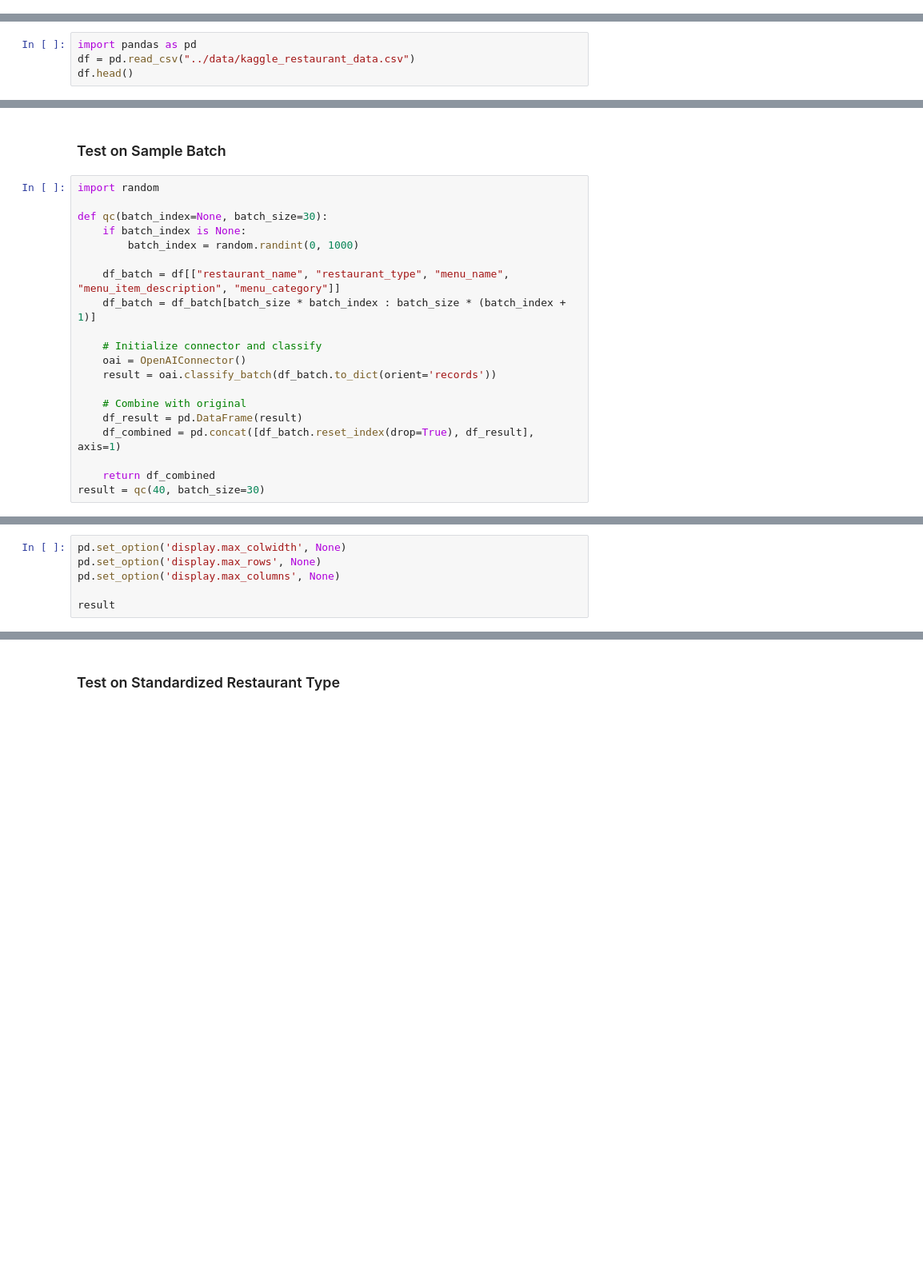
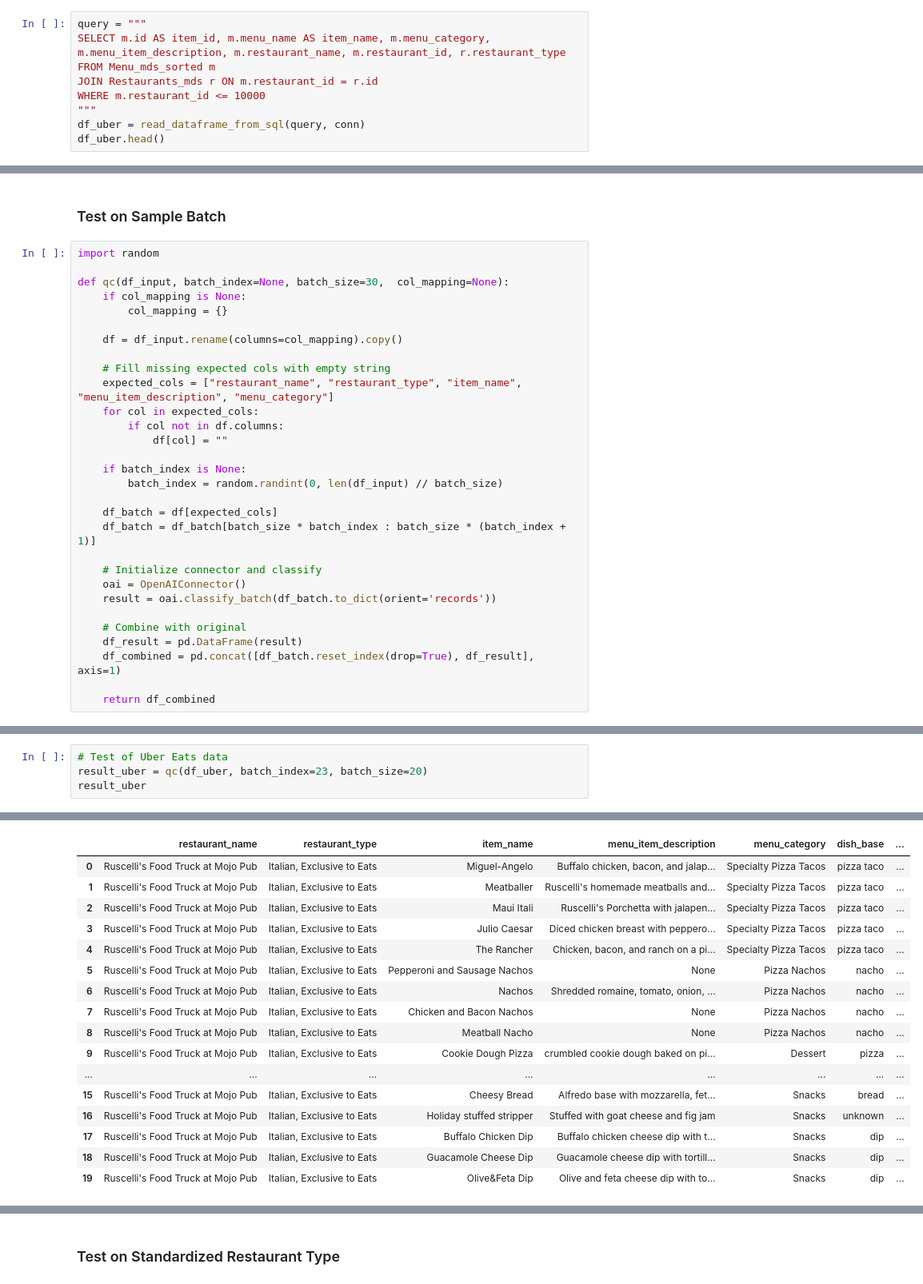
Before and after one commit to yasmin2424/heymate-report-yasmin, a Jupyter notebook: script/LLM.ipynb, the cells around one changed output, grey strips where cells are left out. Shown at 80% size. Saved outputs shown, nothing was run; the diff lists cells and outputs as text; blank space fills up the shorter version.

Commit message:
connected internal db and test on cleaning

```diff
--- a/script/LLM.ipynb
+++ b/script/LLM.ipynb
@@ -0,0 +8,9 @@
+# %%
+query = """
+SELECT m.id AS item_id, m.menu_name AS item_name, m.menu_category, m.menu_item_description, m.restaurant_name, m.restaurant_id, r.restaurant_type
+FROM Menu_mds_sorted m
+JOIN Restaurants_mds r ON m.restaurant_id = r.id
+WHERE m.restaurant_id <= 10000
+"""
+df_uber = read_dataframe_from_sql(query, conn)
+df_uber.head()
@@ -8,4 +52,0 @@ from typing import Iterable, List, Dict, Any, Union
-# %%
-import pandas as pd
-df = pd.read_csv("../data/kaggle_restaurant_data.csv")
-df.head()
@@ -243,11 +277,22 @@ class OpenAIConnector:
 # %%
 import random
 
-def qc(batch_index=None, batch_size=30):
+def qc(df_input, batch_index=None, batch_size=30,  col_mapping=None):
+    if col_mapping is None:
+        col_mapping = {}
+
+    df = df_input.rename(columns=col_mapping).copy()
+
+    # Fill missing expected cols with empty string
+    expected_cols = ["restaurant_name", "restaurant_type", "item_name", "menu_item_description", "menu_category"]
+    for col in expected_cols:
+        if col not in df.columns:
+            df[col] = ""
+
     if batch_index is None:
-        batch_index = random.randint(0, 1000)
+        batch_index = random.randint(0, len(df_input) // batch_size)
 
-    df_batch = df[["restaurant_name", "restaurant_type", "menu_name", "menu_item_description", "menu_category"]]
+    df_batch = df[expected_cols]
     df_batch = df_batch[batch_size * batch_index : batch_size * (batch_index + 1)]
 
     # Initialize connector and classify
@@ -259,4 +304,3 @@ def qc(batch_index=None, batch_size=30):
     df_combined = pd.concat([df_batch.reset_index(drop=True), df_result], axis=1)
 
     return df_combined
-result = qc(40, batch_size=30)
@@ -266,6 +306,0 @@ result = qc(40, batch_size=30)
-# %%
-pd.set_option('display.max_colwidth', None)
-pd.set_option('display.max_rows', None)
-pd.set_option('display.max_columns', None)
-
-result
@@ -289,0 +307,5 @@ result
+# %%
+# Test of Uber Eats data
+result_uber = qc(df_uber, batch_index=23, batch_size=20)
+result_uber
+# %% [output]
@@ -289,0 +314,17 @@ result
+|  | restaurant_name | restaurant_type | item_name | menu_item_description | menu_category | dish_base | ... |
+| 0 | Ruscelli's Food Truck at Mojo Pub | Italian, Exclusive to Eats | Miguel-Angelo | Buffalo chicken, bacon, and jalap... | Specialty Pizza Tacos | pizza taco | ... |
+| 1 | Ruscelli's Food Truck at Mojo Pub | Italian, Exclusive to Eats | Meatballer | Ruscelli's homemade meatballs and... | Specialty Pizza Tacos | pizza taco | ... |
+| 2 | Ruscelli's Food Truck at Mojo Pub | Italian, Exclusive to Eats | Maui Itali | Ruscelli's Porchetta with jalapen... | Specialty Pizza Tacos | pizza taco | ... |
+| 3 | Ruscelli's Food Truck at Mojo Pub | Italian, Exclusive to Eats | Julio Caesar | Diced chicken breast with peppero... | Specialty Pizza Tacos | pizza taco | ... |
+| 4 | Ruscelli's Food Truck at Mojo Pub | Italian, Exclusive to Eats | The Rancher | Chicken, bacon, and ranch on a pi... | Specialty Pizza Tacos | pizza taco | ... |
+| 5 | Ruscelli's Food Truck at Mojo Pub | Italian, Exclusive to Eats | Pepperoni and Sausage Nachos | None | Pizza Nachos | nacho | ... |
+| 6 | Ruscelli's Food Truck at Mojo Pub | Italian, Exclusive to Eats | Nachos | Shredded romaine, tomato, onion, ... | Pizza Nachos | nacho | ... |
+| 7 | Ruscelli's Food Truck at Mojo Pub | Italian, Exclusive to Eats | Chicken and Bacon Nachos | None | Pizza Nachos | nacho | ... |
+| 8 | Ruscelli's Food Truck at Mojo Pub | Italian, Exclusive to Eats | Meatball Nacho | None | Pizza Nachos | nacho | ... |
+| 9 | Ruscelli's Food Truck at Mojo Pub | Italian, Exclusive to Eats | Cookie Dough Pizza | crumbled cookie dough baked on pi... | Dessert | pizza | ... |
+| ... | ... | ... | ... | ... | ... | ... | ... |
+| 15 | Ruscelli's Food Truck at Mojo Pub | Italian, Exclusive to Eats | Cheesy Bread | Alfredo base with mozzarella, fet... | Snacks | bread | ... |
+| 16 | Ruscelli's Food Truck at Mojo Pub | Italian, Exclusive to Eats | Holiday stuffed stripper | Stuffed with goat cheese and fig jam | Snacks | unknown | ... |
+| 17 | Ruscelli's Food Truck at Mojo Pub | Italian, Exclusive to Eats | Buffalo Chicken Dip | Buffalo chicken cheese dip with t... | Snacks | dip | ... |
+| 18 | Ruscelli's Food Truck at Mojo Pub | Italian, Exclusive to Eats | Guacamole Cheese Dip | Guacamole cheese dip with tortill... | Snacks | dip | ... |
+| 19 | Ruscelli's Food Truck at Mojo Pub | Italian, Exclusive to Eats | Olive&Feta Dip | Olive and feta cheese dip with to... | Snacks | dip | ... |
```
Also changed, not shown: parts of 16 cells of this notebook.
